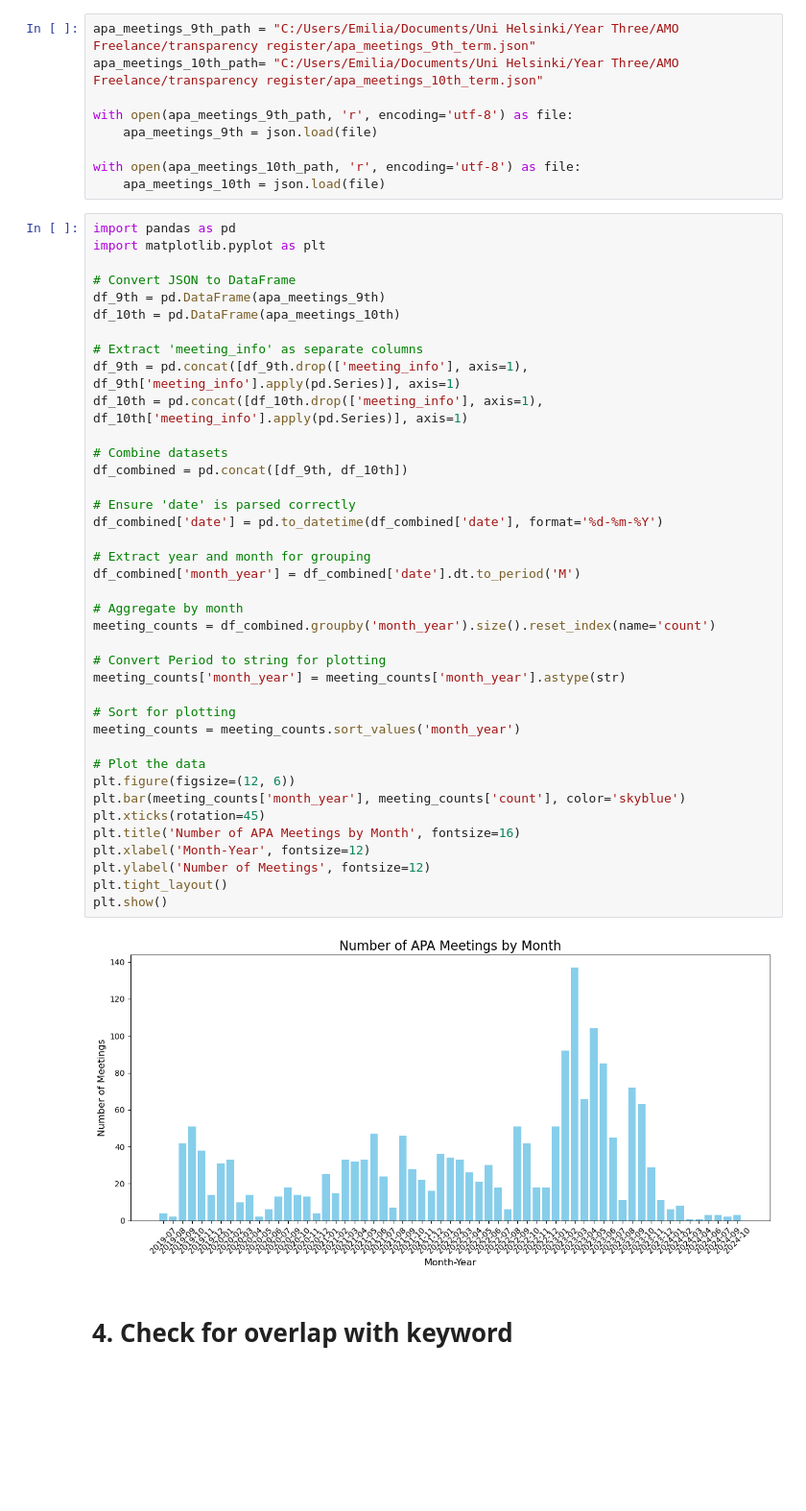
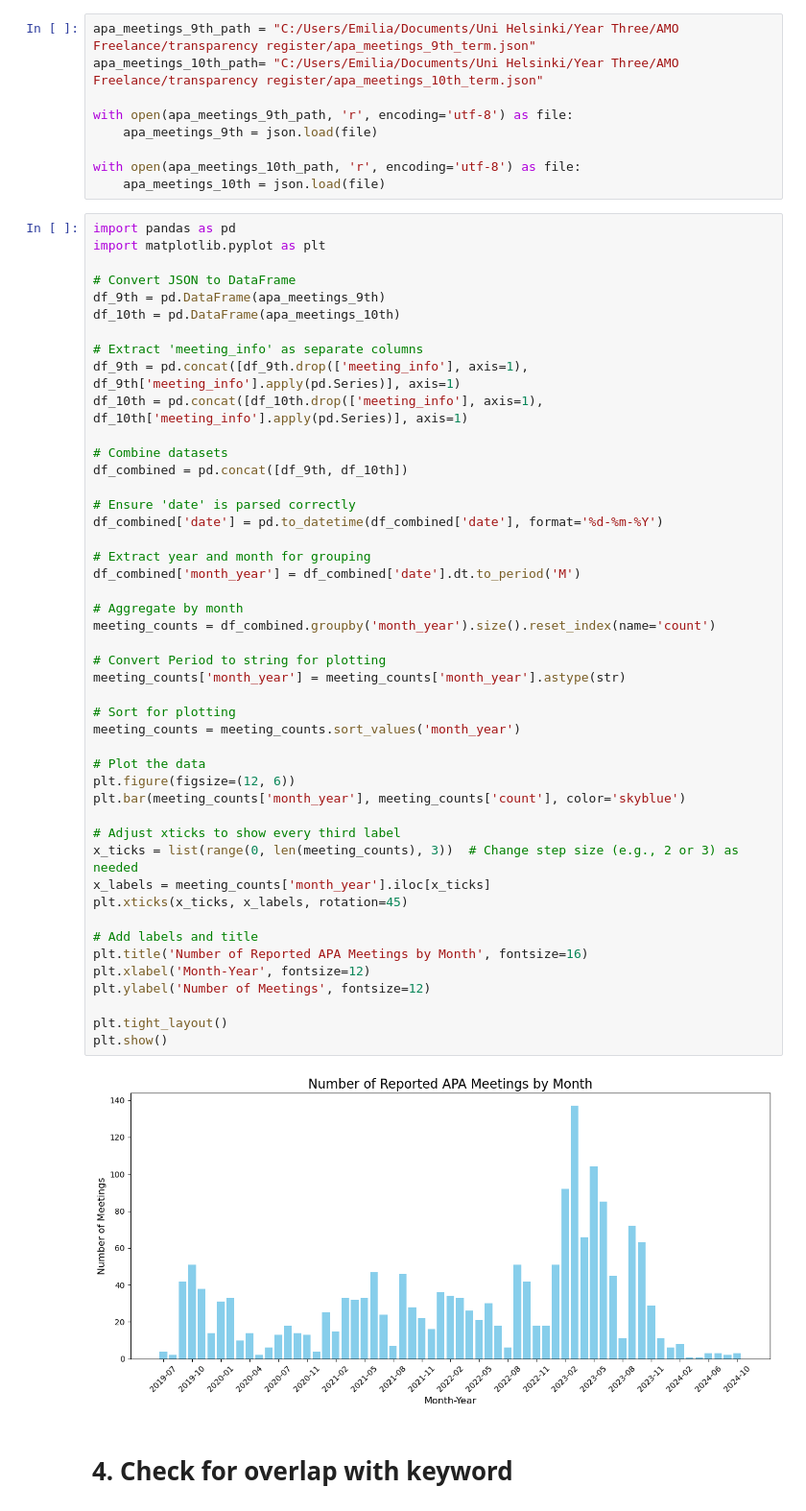
Before and after one commit to emilia-c/AMO-Work, a Jupyter notebook: transparency register/find_apa_meetings.ipynb, the cells around one changed output. Shown at 96% size. Saved outputs shown, nothing was run; the diff lists cells and outputs as text; blank space fills up the shorter version.

```diff
--- a/transparency register/find_apa_meetings.ipynb
+++ b/transparency register/find_apa_meetings.ipynb
@@ -179,36 +179,43 @@ df_10th = pd.DataFrame(apa_meetings_10th)
 # Extract 'meeting_info' as separate columns
 df_9th = pd.concat([df_9th.drop(['meeting_info'], axis=1), df_9th['meeting_info'].apply(pd.Series)], axis=1)
 df_10th = pd.concat([df_10th.drop(['meeting_info'], axis=1), df_10th['meeting_info'].apply(pd.Series)], axis=1)
 
 # Combine datasets
 df_combined = pd.concat([df_9th, df_10th])
 
 # Ensure 'date' is parsed correctly
 df_combined['date'] = pd.to_datetime(df_combined['date'], format='%d-%m-%Y')
 
 # Extract year and month for grouping
 df_combined['month_year'] = df_combined['date'].dt.to_period('M')
 
 # Aggregate by month
 meeting_counts = df_combined.groupby('month_year').size().reset_index(name='count')
 
 # Convert Period to string for plotting
 meeting_counts['month_year'] = meeting_counts['month_year'].astype(str)
 
 # Sort for plotting
 meeting_counts = meeting_counts.sort_values('month_year')
 
 # Plot the data
 plt.figure(figsize=(12, 6))
 plt.bar(meeting_counts['month_year'], meeting_counts['count'], color='skyblue')
-plt.xticks(rotation=45)
-plt.title('Number of APA Meetings by Month', fontsize=16)
+
+# Adjust xticks to show every third label
+x_ticks = list(range(0, len(meeting_counts), 3))  # Change step size (e.g., 2 or 3) as needed
+x_labels = meeting_counts['month_year'].iloc[x_ticks]
+plt.xticks(x_ticks, x_labels, rotation=45)
+
+# Add labels and title
+plt.title('Number of Reported APA Meetings by Month', fontsize=16)
 plt.xlabel('Month-Year', fontsize=12)
 plt.ylabel('Number of Meetings', fontsize=12)
+
 plt.tight_layout()
 plt.show()
 # %% [output]
-[figure, old version]
+[figure, new version]
 # %% [markdown]
 # 4. Check for overlap with keyword
 # %%
```
Also changed, not shown: 4 other files.
